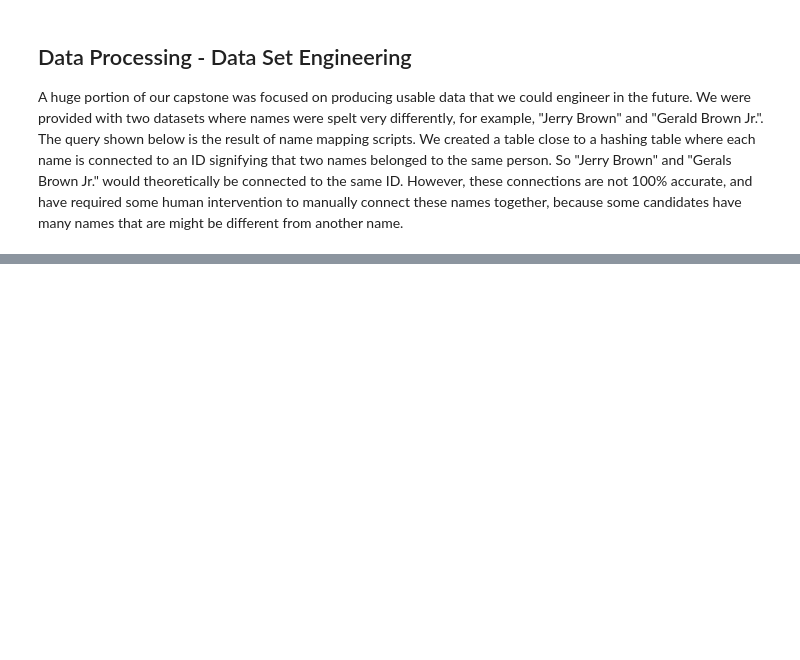
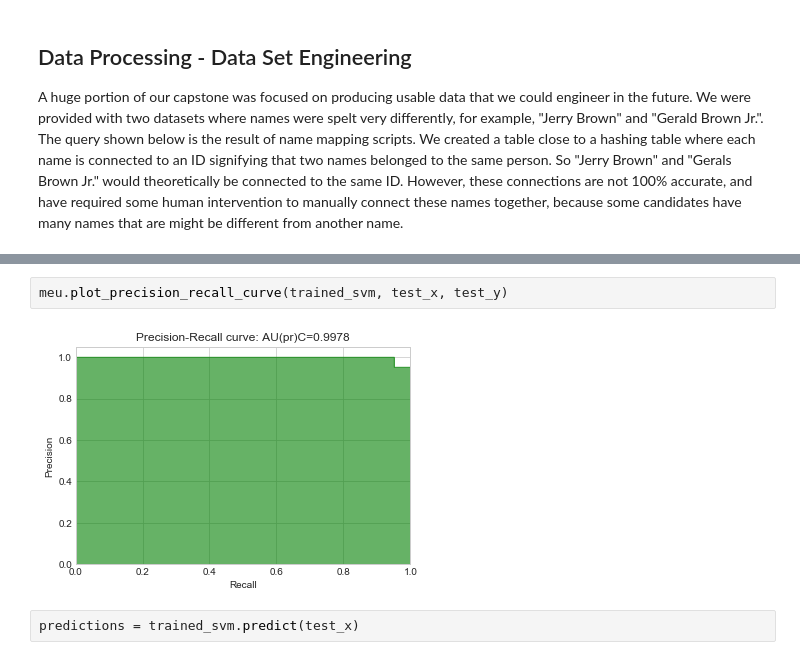
Before and after one commit to awoziji/datasci-campaign-finance, a Jupyter notebook: notebooks/CSUMBTeam1_writeup.ipynb, the cells around one changed output, grey strips where cells are left out. Drawn from its saved outputs; the diff is of its cells as text; blank space fills up the shorter version.

```diff
--- a/notebooks/CSUMBTeam1_writeup.ipynb
+++ b/notebooks/CSUMBTeam1_writeup.ipynb
@@ -99,0 +445,6 @@ FileNotFoundError: File b'./dbname_2_id___2.csv' does not exist
+# %%
+meu.plot_precision_recall_curve(trained_svm, test_x, test_y)
+# %% [output]
+[figure, added]
+# %%
+predictions = trained_svm.predict(test_x)
```
Also changed, not shown: parts of 42 cells of this notebook.
